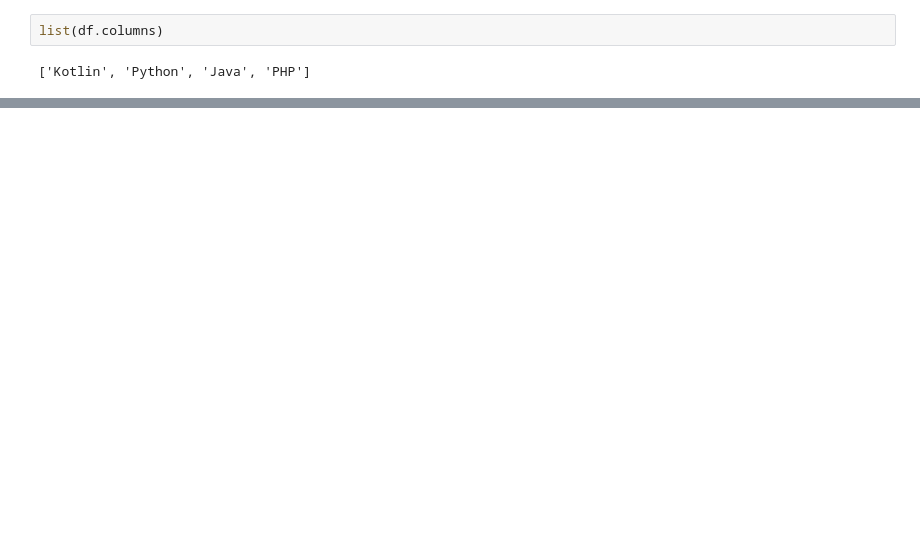
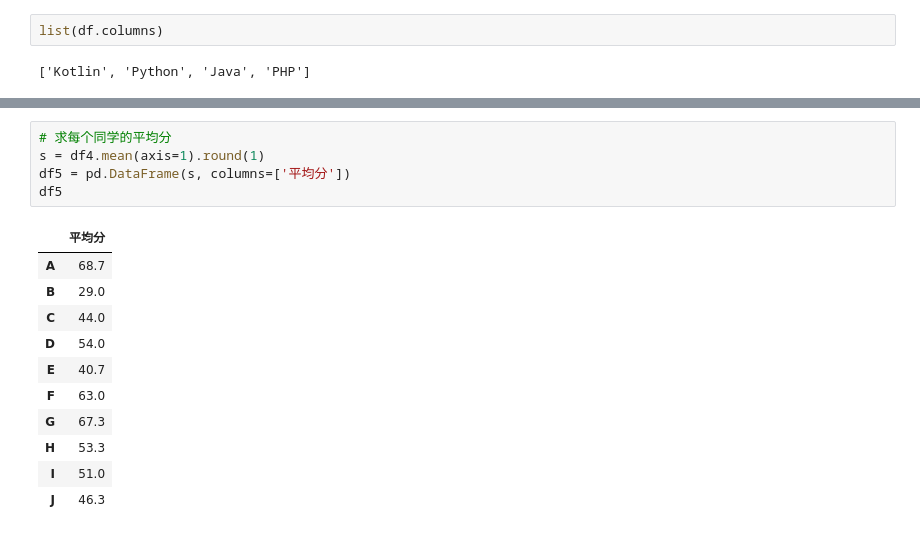
Before and after one commit to nalomu/ai_learning, a Jupyter notebook: 4-pandas高级.ipynb, the cells around one changed output, grey strips where cells are left out. Saved outputs shown, nothing was run; the diff lists cells and outputs as text; blank space fills up the shorter version.

```diff
--- a/4-pandas高级.ipynb
+++ b/4-pandas高级.ipynb
@@ -279,0 +345,17 @@ list(df.columns)
+# %%
+# 求每个同学的平均分
+s = df4.mean(axis=1).round(1)
+df5 = pd.DataFrame(s, columns=['平均分'])
+df5
+# %% [output]
+|  | 平均分 |
+| A | 68.7 |
+| B | 29.0 |
+| C | 44.0 |
+| D | 54.0 |
+| E | 40.7 |
+| F | 63.0 |
+| G | 67.3 |
+| H | 53.3 |
+| I | 51.0 |
+| J | 46.3 |
```
Also changed, not shown: parts of 19 cells of this notebook.
